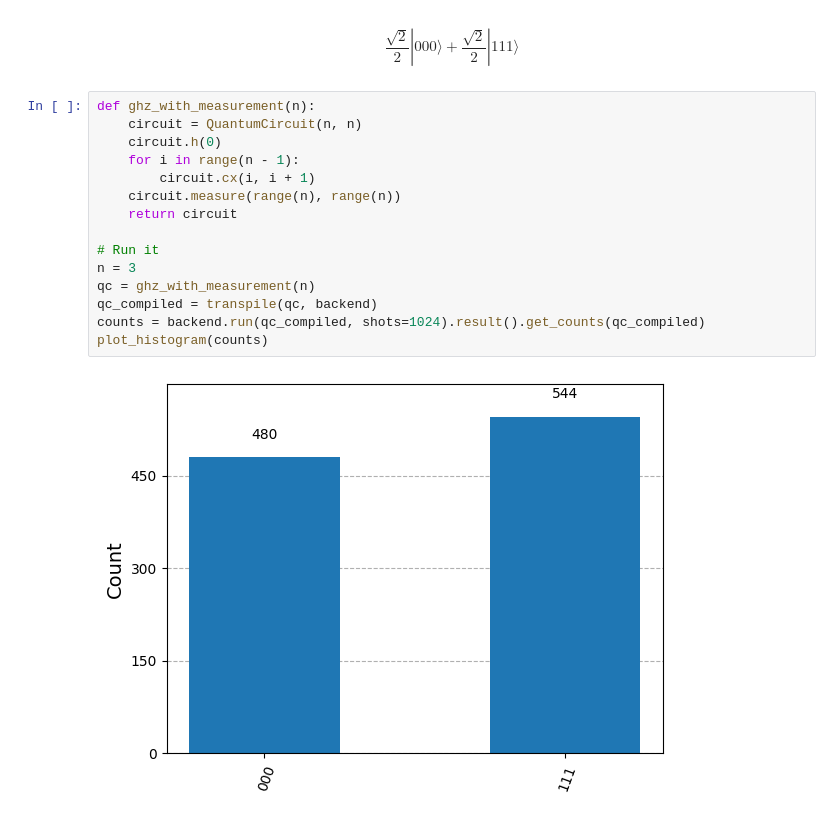
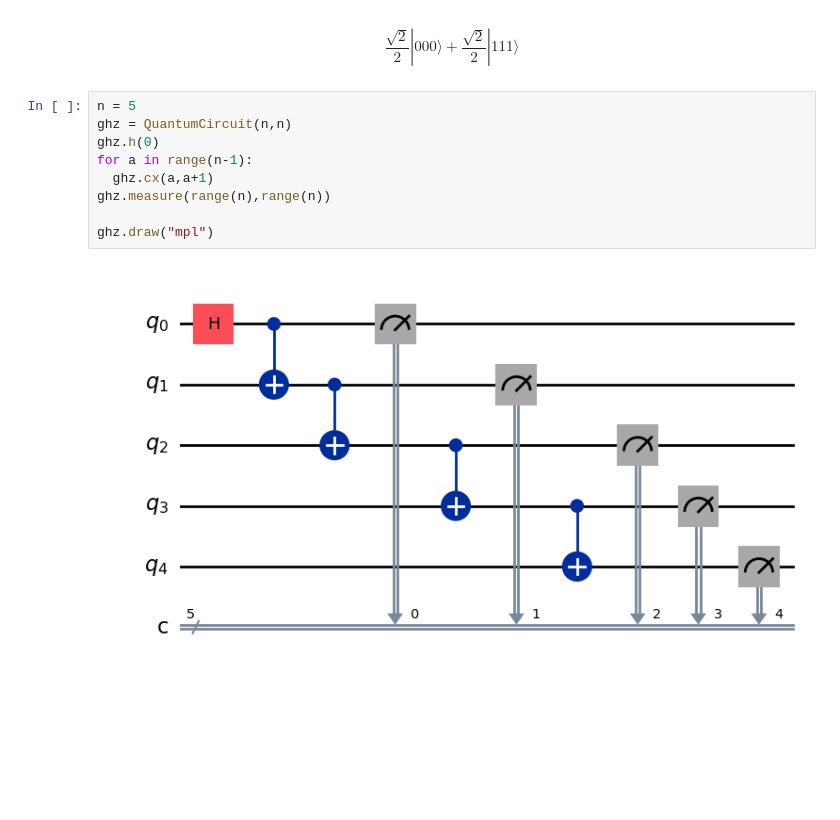
Before and after one commit to benchuangxd/SIT-UofG-QC, a Jupyter notebook: QC-Lab1.ipynb, the cells around one changed output. Saved outputs shown, nothing was run; the diff lists cells and outputs as text; blank space fills up the shorter version.

```diff
--- a/QC-Lab1.ipynb
+++ b/QC-Lab1.ipynb
@@ -319,19 +319,13 @@ state.draw("latex")
 # %% [output]
 $$\frac{\sqrt{2}}{2} |000\rangle+\frac{\sqrt{2}}{2} |111\rangle$$
 # %%
-def ghz_with_measurement(n):
-    circuit = QuantumCircuit(n, n)
-    circuit.h(0)
-    for i in range(n - 1):
-        circuit.cx(i, i + 1)
-    circuit.measure(range(n), range(n))
-    return circuit
+n = 5
+ghz = QuantumCircuit(n,n)
+ghz.h(0)
+for a in range(n-1):
+  ghz.cx(a,a+1)
+ghz.measure(range(n),range(n))
 
-# Run it
-n = 3
-qc = ghz_with_measurement(n)
-qc_compiled = transpile(qc, backend)
-counts = backend.run(qc_compiled, shots=1024).result().get_counts(qc_compiled)
-plot_histogram(counts)
+ghz.draw("mpl")
 # %% [output]
-[figure, old version]
+[figure, new version]
```
Also changed, not shown: parts of 8 cells of this notebook.
